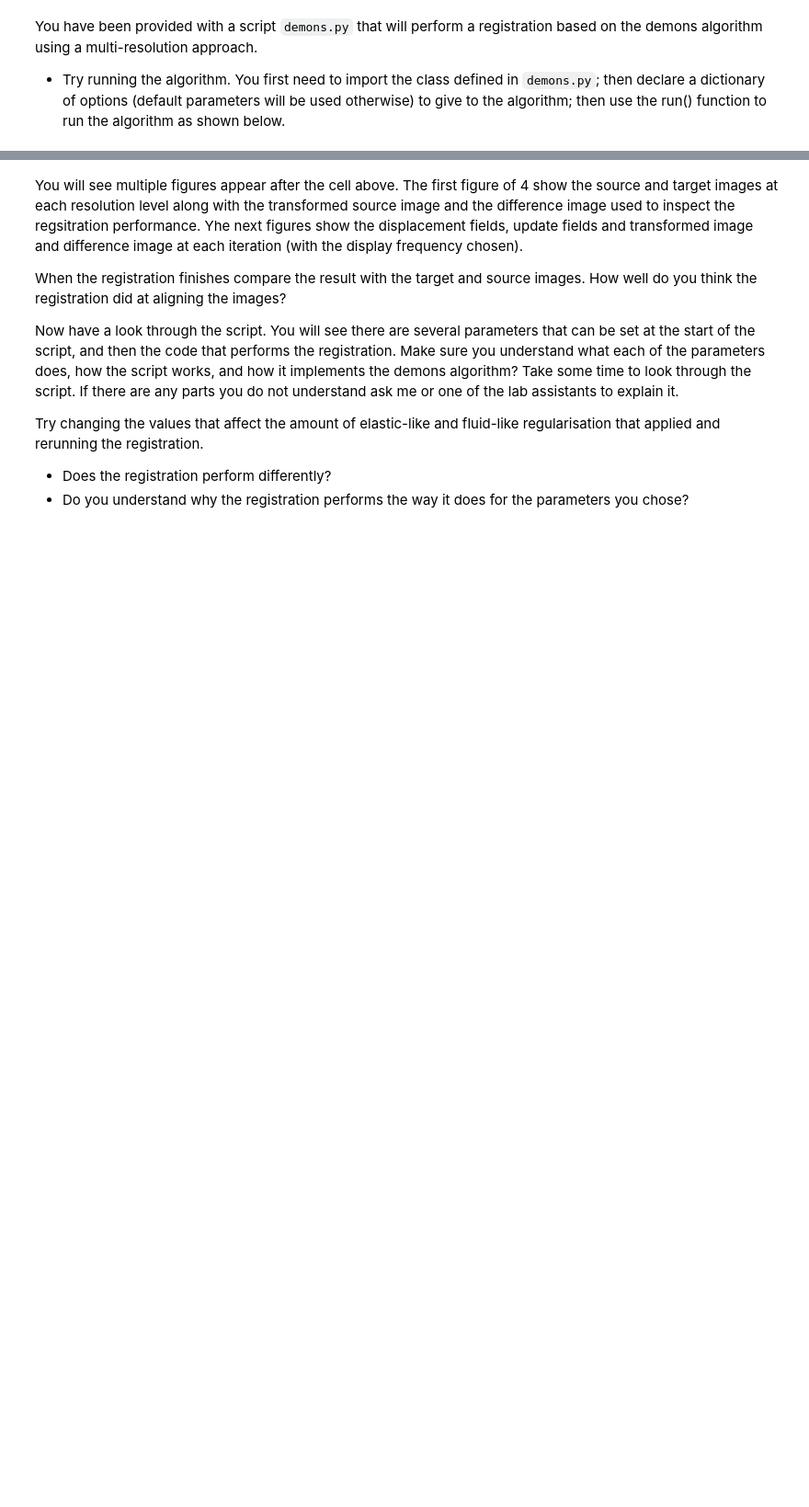
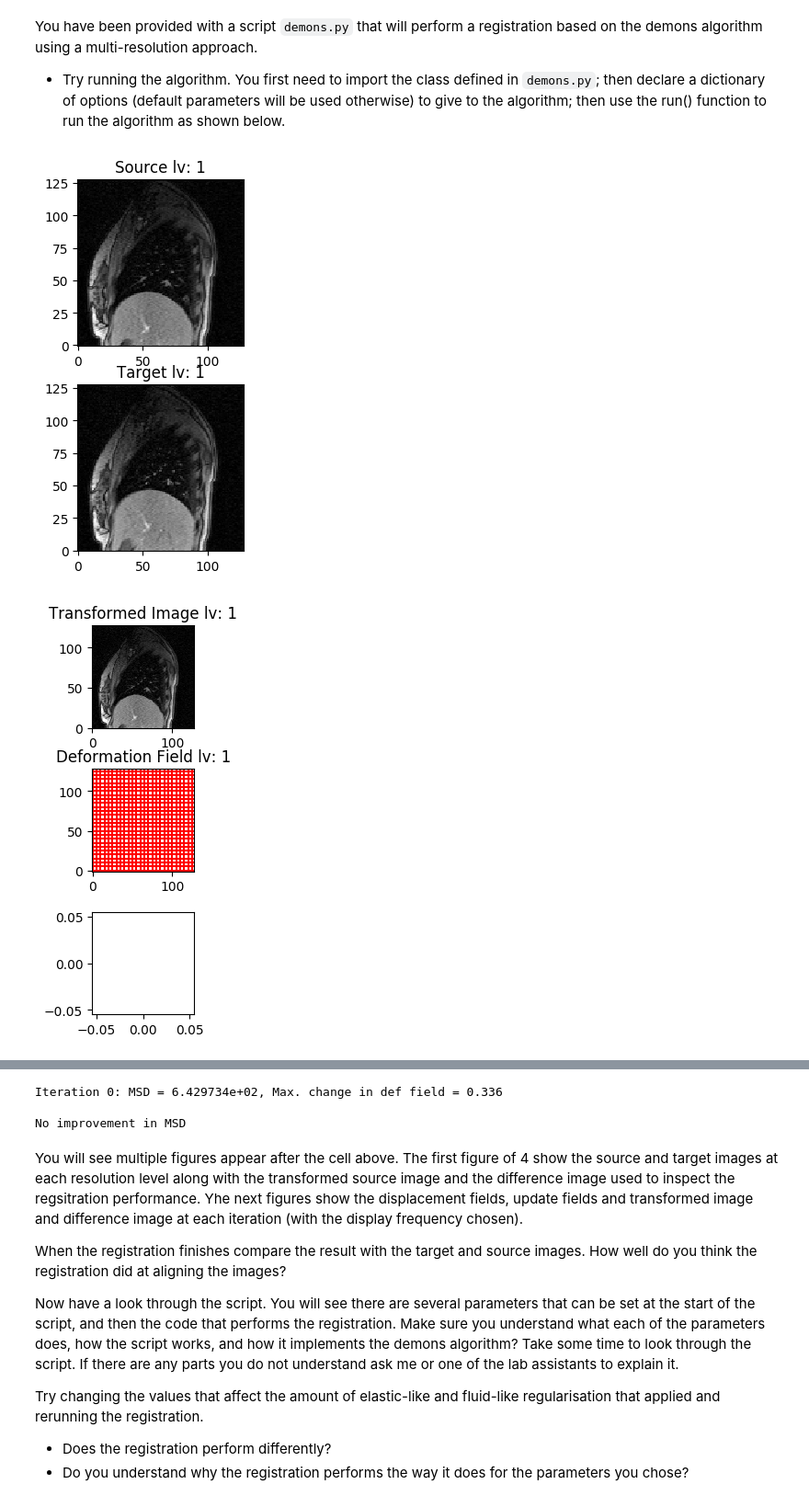
Before and after one commit to jamie-mcclelland/ipmi_registration_exercises, a Jupyter notebook: exercises_2/python/registration_exercises_2.ipynb, the cells around one changed output, grey strips where cells are left out. Shown at 92% size. Saved outputs shown, nothing was run; the diff lists cells and outputs as text; code cells hidden in the pictures; blank space fills up the shorter version.

```diff
--- a/exercises_2/python/registration_exercises_2.ipynb
+++ b/exercises_2/python/registration_exercises_2.ipynb
@@ -99,3 +117,16 @@ These images contain a 2D sagittal MR slice showing the lung, liver, and surroun
+# %%
+## declare target_image and source_image here
+import skimage.io
+import numpy as np
+img1 = skimage.io.imread('../cine_MR_1.png')
+img2 = skimage.io.imread('../cine_MR_2.png')
+img3 = skimage.io.imread('../cine_MR_3.png')
+img1 = np.flipud(img1)
+img1 = img1.T
+img2 = np.flipud(img2)
+img2 = img2.T
+img3 = np.flipud(img3)
+img3 = img3.T
 # %% [markdown]
 You have been provided with a script `demons.py` that will perform a registration based on the demons algorithm using a multi-resolution approach.
 - Try running the algorithm. You first need to import the class defined in `demons.py`; then declare a dictionary of options (default parameters will be used otherwise) to give to the algorithm; then use the run() function to run the algorithm as shown below.
@@ -106,8 +137,8 @@ from demons import DemonsAlgorithm
 optDict = {}
 
 # set the target and source images
-optDict['target'] = target_image
-optDict['source'] = source_image
+optDict['target'] = img1
+optDict['source'] = img2
 
 #the amount of elastic and fluid regularistion to apply. this is the
 #standard deviation of the Gaussian used to smooth the update or
@@ -120,31 +151,34 @@ optDict['sigma_fluid'] = 1
 #when calculating the demons forces as in the original demons paper. if it
 #is set to False the transformed source image gradient will be used
 #when calculating the demons forces
 optDict['use_target_grad'] = False
 
 # the number of levels to use in the multi-resolution scheme
 optDict['num_lev'] = 1
 
 # the maximum number of iterations to use at each level
 optDict['max_it'] = 1000
 
 #the threshhold for changes to the deformation field at each iteration. if
 #the maximum absolute change in any of the deformation field values is less
 #than this threshhold for any iteration the registration will stop running
 #in the current level and move to the next level, or finish if this is the
 #last level
 optDict['df_thresh'] = 0.001
 
 #if check_msd is set to 1 (true) the mean squared difference (MSD) will be
 #evaluated at each iteration, and if it has not improved the registration
 #will be stopped at this level and proceed to the next levl / finish. if it
 #is set to 0 (false) the registration will keep running regardless of
 #whether the MSD has improved or not.
-optDict['check_MSD'] = True
+optDict['check_MSD'] = 1
 
 #the frequency with which update the displayed images. the images will be
 #updated every disp_freq iterations
 optDict['disp_freq'] = 100
 
 algorithm = DemonsAlgorithm(optDict)
 algorithm.run()
+# %% [output]
+[figure, added]
+[figure, added]
@@ -150,0 +186,3 @@ algorithm.run()
+Iteration 0: MSD = 6.429734e+02, Max. change in def field = 0.336
+
+No improvement in MSD
```
Also changed, not shown: parts of 6 cells of this notebook, 1 other file.
